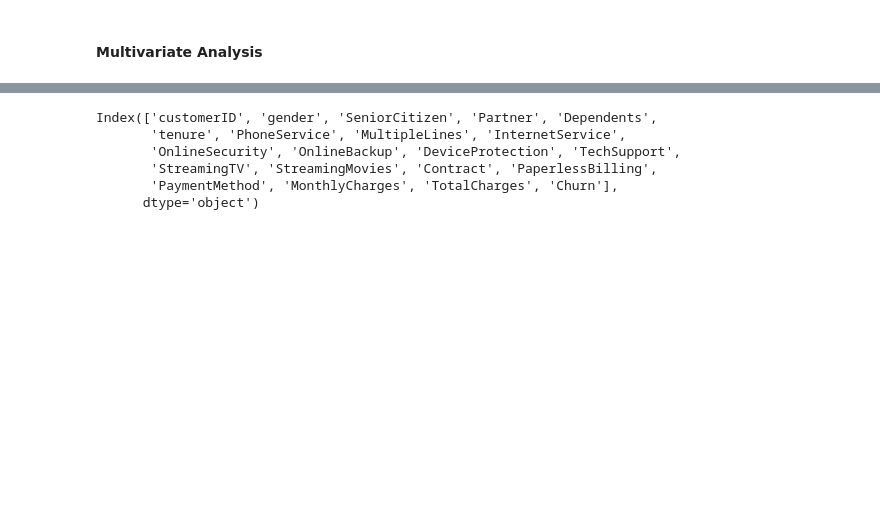
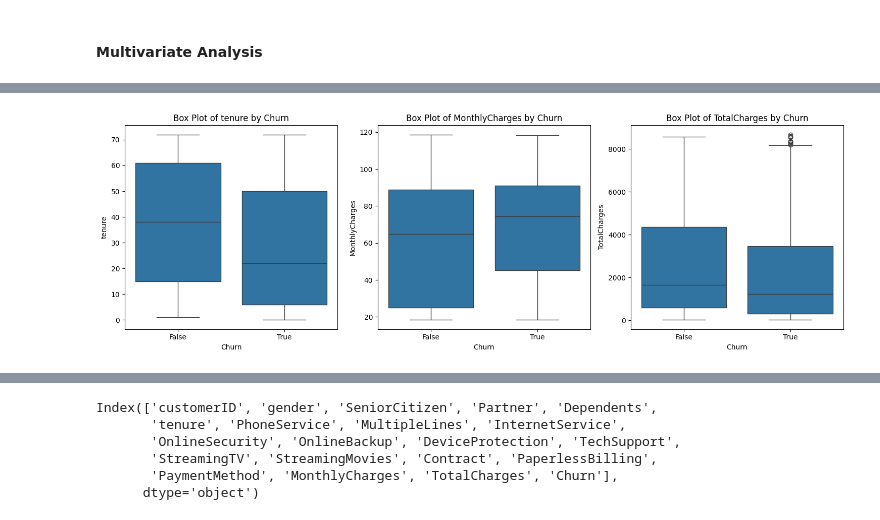
Before and after one commit to Nakkungu/LP2_CLASSIFICATION-PROJECT, a Jupyter notebook: notebook.ipynb, the cells around one changed output, grey strips where cells are left out. Drawn from its saved outputs; the diff is of its cells as text; code cells hidden in the pictures; blank space fills up the shorter version.

```diff
--- a/notebook.ipynb
+++ b/notebook.ipynb
@@ -204,0 +394,4 @@ data_1.duplicated().sum()
+# %%
+# Display unique values in each column for data 1
+for column in all_data.columns:
+    print(f"Column: {column}, Unique Values: {all_data[column].unique()}")
@@ -306,0 +593,18 @@ The last box plot shows that  the range of total charges is similar for both gen
+# %%
+# List of columns you want to analyze
+columns_to_analyze = ['tenure', 'MonthlyCharges', 'TotalCharges']
+
+# Set up subplots
+fig, axes = plt.subplots(nrows=1, ncols=len(columns_to_analyze), figsize=(15, 5))
+
+# Create box plots for each column
+for i, column in enumerate(columns_to_analyze):
+    sns.boxplot(x='Churn', y=column, data=all_data, ax=axes[i])
+    axes[i].set_title(f'Box Plot of {column} by Churn')
+    axes[i].set_xlabel('Churn')
+    axes[i].set_ylabel(column)
+
+plt.tight_layout()
+plt.show()
+# %% [output]
+[figure, added]
```
Also changed, not shown: parts of 77 cells of this notebook, 3 other files.
